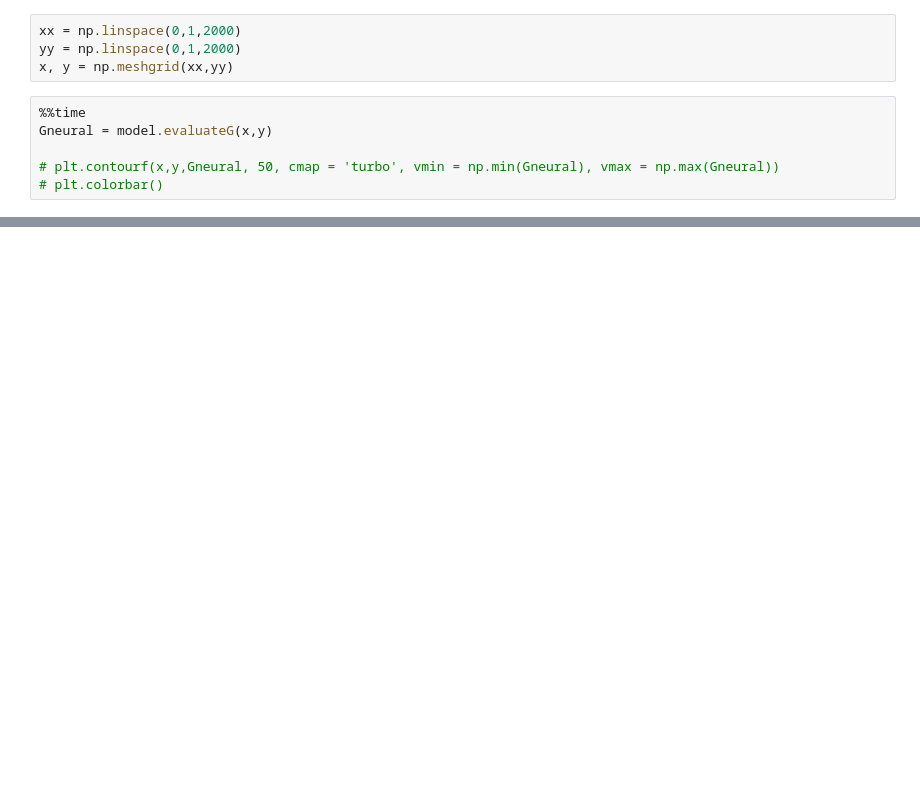
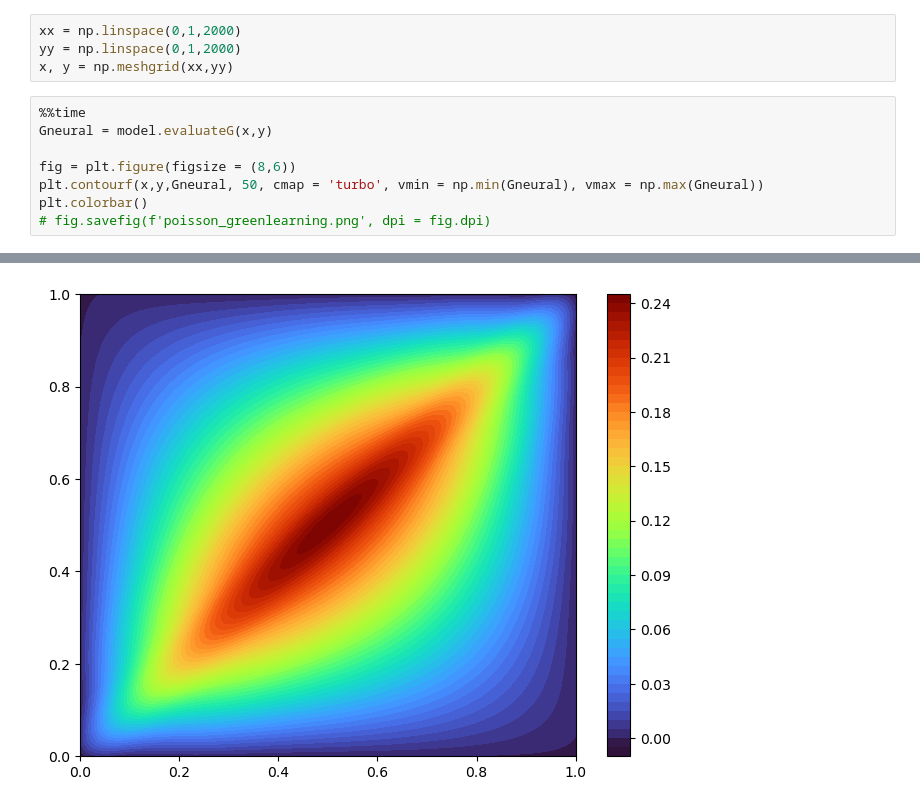
Before and after one commit to hsharsh/chebgreen, a Jupyter notebook: main/greenchebpy.ipynb, the cells around one changed output, grey strips where cells are left out. Drawn from its saved outputs; the diff is of its cells as text; blank space fills up the shorter version.

```diff
--- a/main/greenchebpy.ipynb
+++ b/main/greenchebpy.ipynb
@@ -50,6 +53,8 @@ x, y = np.meshgrid(xx,yy)
 %%time
 Gneural = model.evaluateG(x,y)
 
-# plt.contourf(x,y,Gneural, 50, cmap = 'turbo', vmin = np.min(Gneural), vmax = np.max(Gneural))
-# plt.colorbar()
+fig = plt.figure(figsize = (8,6))
+plt.contourf(x,y,Gneural, 50, cmap = 'turbo', vmin = np.min(Gneural), vmax = np.max(Gneural))
+plt.colorbar()
+# fig.savefig(f'poisson_greenlearning.png', dpi = fig.dpi)
 # %% [output]
@@ -58,3 +63,4 @@ Wall time: 859 ms
+[figure, added]
 # %%
 %%time
 G = g[x,y]
```
Also changed, not shown: parts of 8 cells of this notebook, 17 other files.
